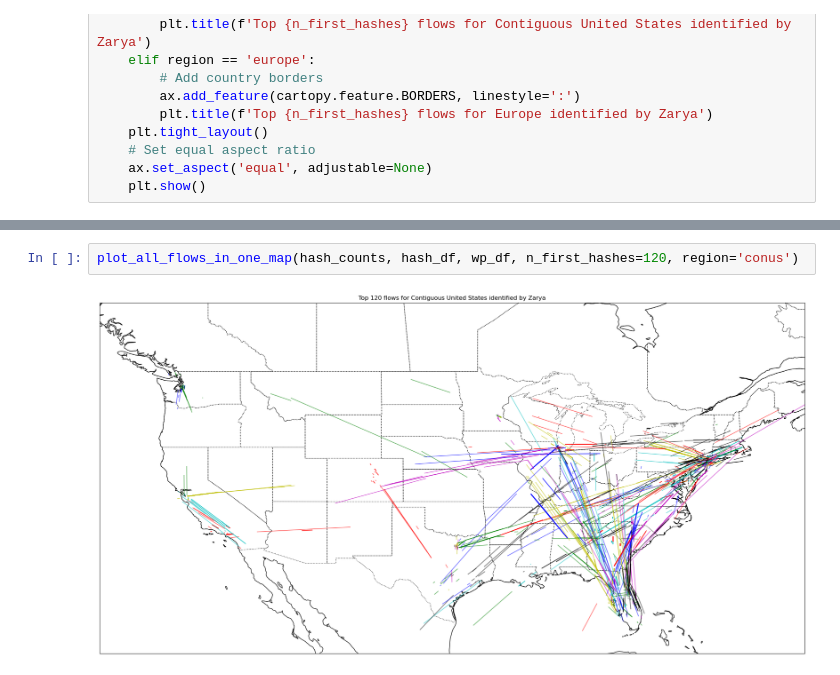
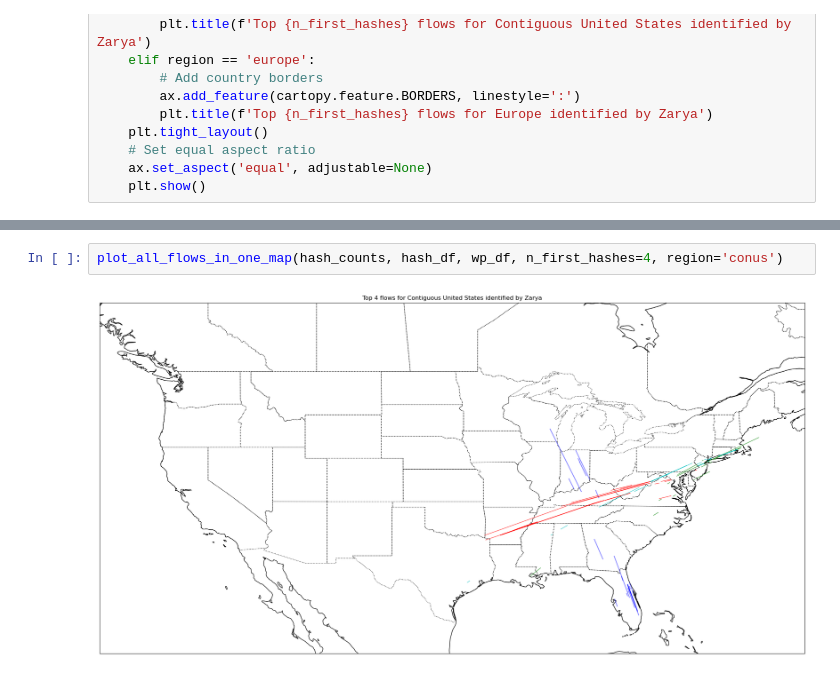
Before and after one commit to thinhhoang95/XFD, a Jupyter notebook: flow-detection/viz_segments6b.ipynb, the cells around one changed output, grey strips where cells are left out. Cells and saved outputs as stored; diff of their text form.

```diff
--- a/flow-detection/viz_segments6b.ipynb
+++ b/flow-detection/viz_segments6b.ipynb
@@ -270,4 +272,4 @@ def plot_all_flows_in_one_map(hash_counts: pd.DataFrame, hash_df: pd.DataFrame,
 # %%
-plot_all_flows_in_one_map(hash_counts, hash_df, wp_df, n_first_hashes=120, region='conus')
+plot_all_flows_in_one_map(hash_counts, hash_df, wp_df, n_first_hashes=4, region='conus')
 # %% [output]
-[figure, old version]
+[figure, new version]
```
Also changed, not shown: parts of 4 cells of this notebook, 4 other files.
